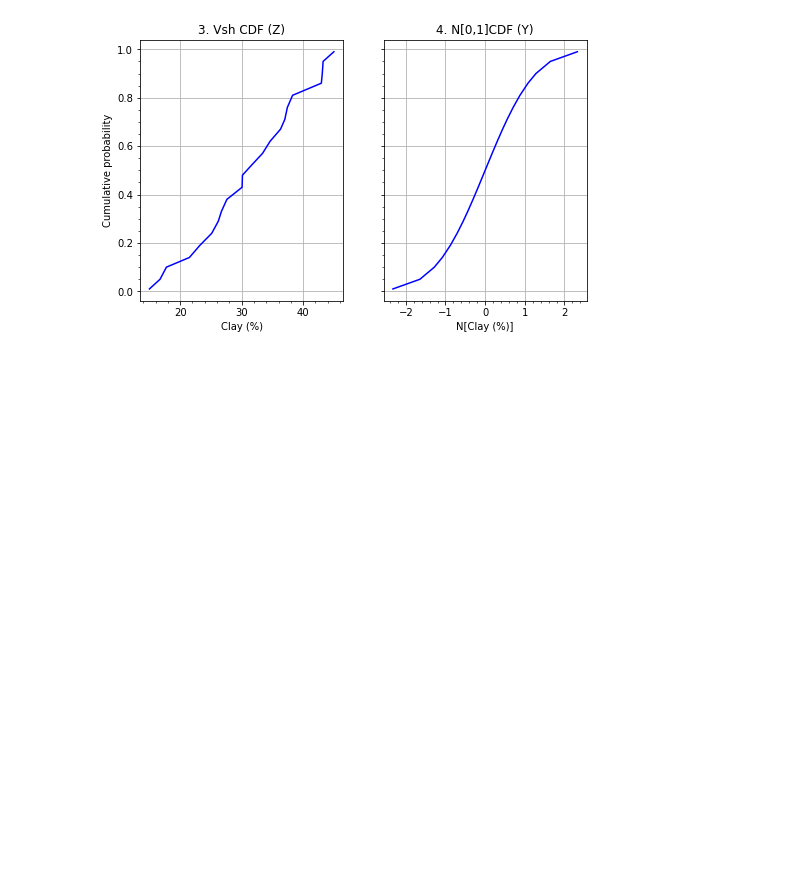
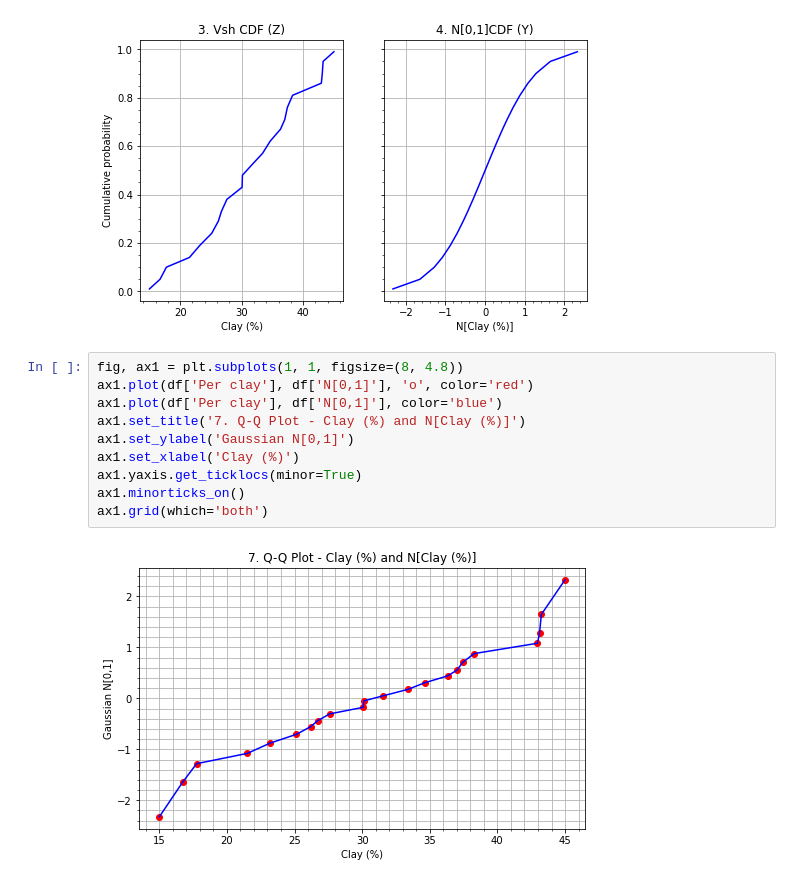
Before and after one commit to solisgb/jpnb, a Jupyter notebook: LS_Gaussian_transform.ipynb, the cells around one changed output. Cells and saved outputs as stored; diff of their text form; blank space fills up the shorter version.

Commit message:
Gaussian transf

```diff
--- a/LS_Gaussian_transform.ipynb
+++ b/LS_Gaussian_transform.ipynb
@@ -93,3 +93,15 @@ ax2.minorticks_on()
 ax2.grid()
 # %% [output]
 [figure]
+# %%
+fig, ax1 = plt.subplots(1, 1, figsize=(8, 4.8))
+ax1.plot(df['Per clay'], df['N[0,1]'], 'o', color='red')
+ax1.plot(df['Per clay'], df['N[0,1]'], color='blue')
+ax1.set_title('7. Q-Q Plot - Clay (%) and N[Clay (%)]')
+ax1.set_ylabel('Gaussian N[0,1]')
+ax1.set_xlabel('Clay (%)')
+ax1.yaxis.get_ticklocs(minor=True)
+ax1.minorticks_on()
+ax1.grid(which='both')
+# %% [output]
+[figure, added]
```
Also changed, not shown: parts of 2 cells of this notebook.
